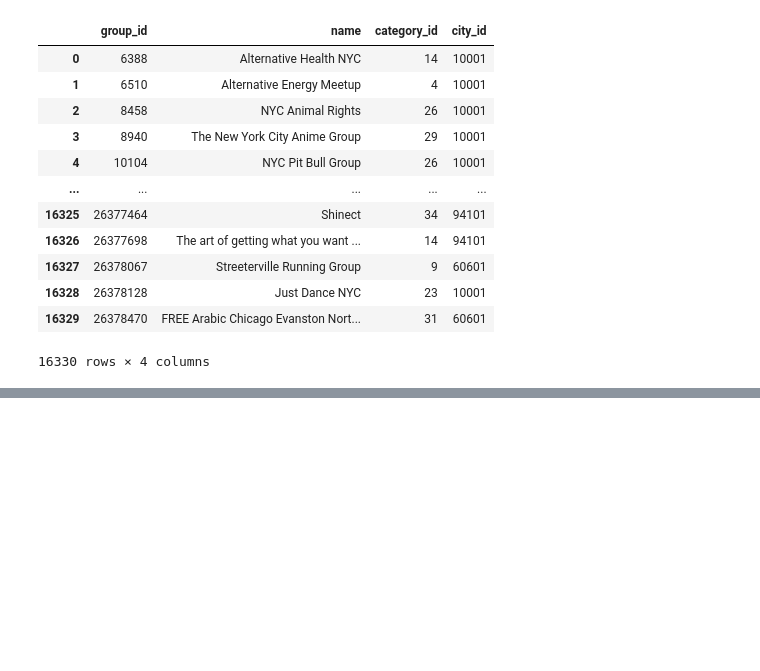
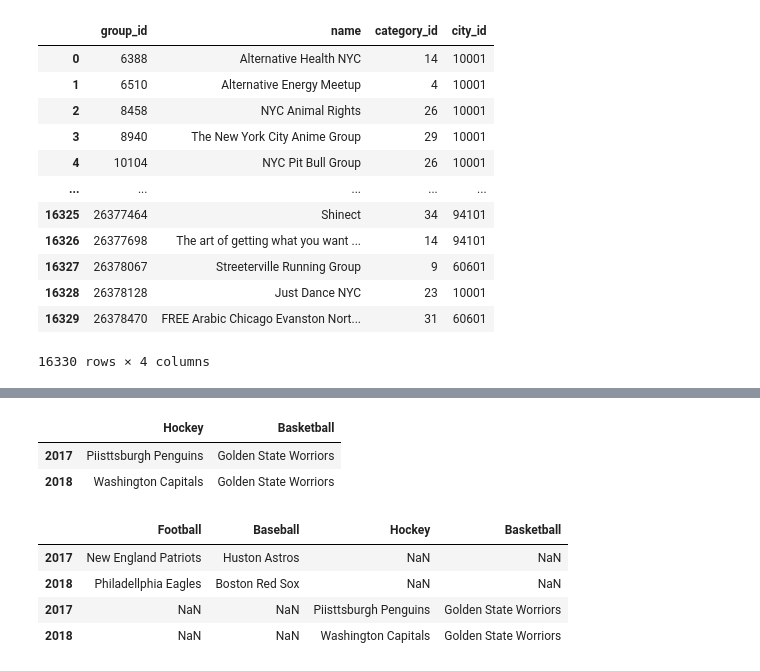
Before and after one commit to ljyGmail/pandas_in_action, a Jupyter notebook: ch10_merging_joining_and_concatenating.ipynb, the cells around one changed output, grey strips where cells are left out. Drawn from its saved outputs; the diff is of its cells as text; code cells hidden in the pictures; blank space fills up the shorter version.

```diff
--- a/ch10_merging_joining_and_concatenating.ipynb
+++ b/ch10_merging_joining_and_concatenating.ipynb
@@ -106,0 +125,11 @@ pd.concat()
+# %%
+sports_champions_A = pd.DataFrame(
+    data=[
+        ["New England Patriots", "Huston Astros"],
+        ["Philadellphia Eagles", "Boston Red Sox"]
+    ],
+    columns=["Football", "Baseball"],
+    index=[2017, 2018]
+)
+
+sports_champions_A
@@ -106,0 +163,23 @@ pd.concat()
+# %%
+sports_champions_C = pd.DataFrame(
+    data=[
+        ["Piisttsburgh Penguins", "Golden State Worriors"],
+        ["Washington Capitals", "Golden State Worriors"]
+    ],
+    columns=["Hockey", "Basketball"],
+    index=[2017, 2018]
+)
+
+sports_champions_C
+# %% [output]
+|  | Hockey | Basketball |
+| 2017 | Piisttsburgh Penguins | Golden State Worriors |
+| 2018 | Washington Capitals | Golden State Worriors |
+# %%
+pd.concat(objs=[sports_champions_A, sports_champions_C])
+# %% [output]
+|  | Football | Baseball | Hockey | Basketball |
+| 2017 | New England Patriots | Huston Astros | NaN | NaN |
+| 2018 | Philadellphia Eagles | Boston Red Sox | NaN | NaN |
+| 2017 | NaN | NaN | Piisttsburgh Penguins | Golden State Worriors |
+| 2018 | NaN | NaN | Washington Capitals | Golden State Worriors |
```
Also changed, not shown: parts of 7 cells of this notebook.
